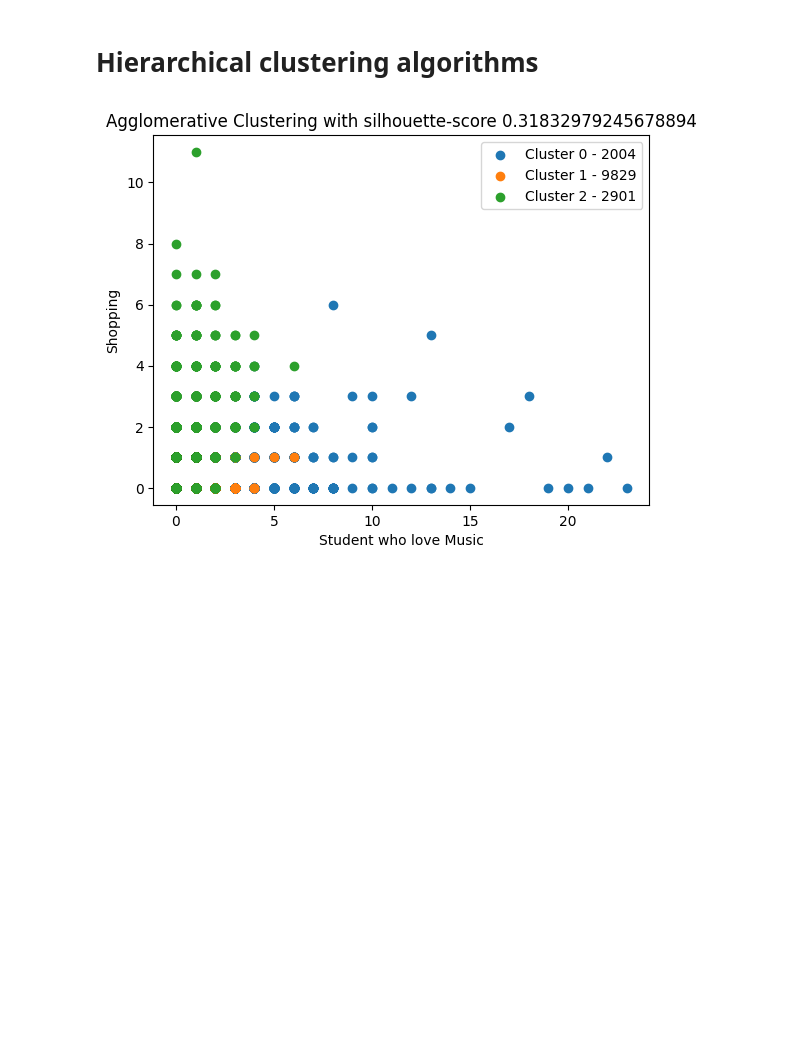
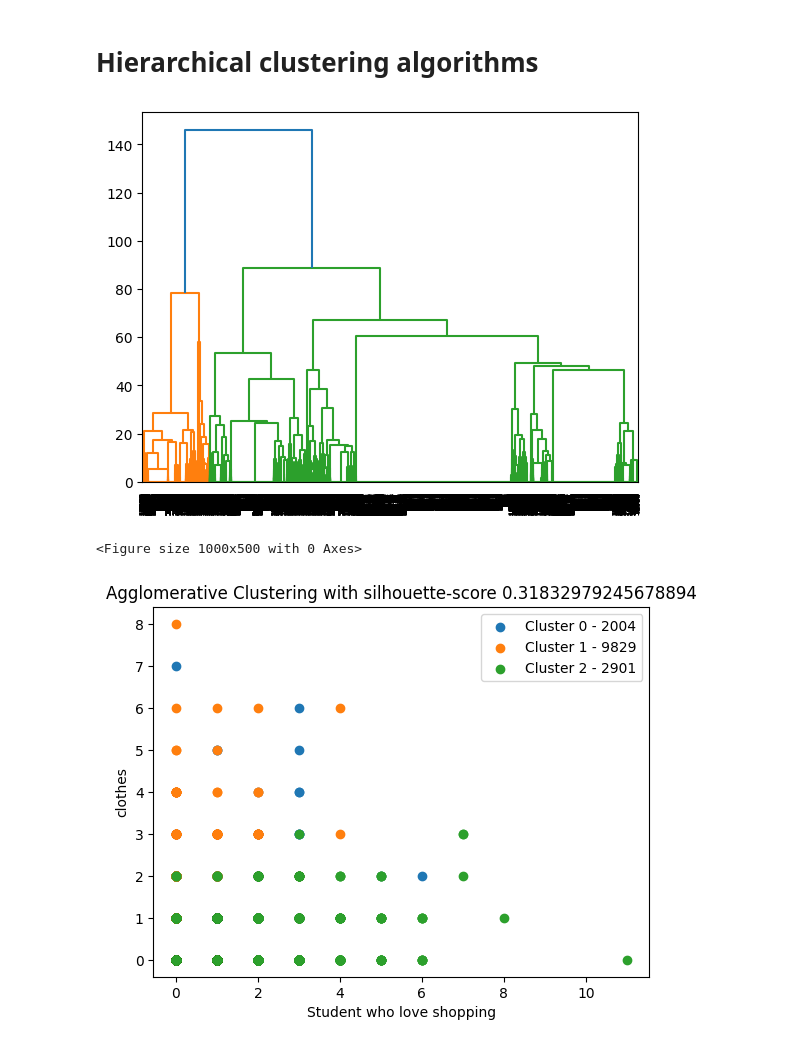
Before and after one commit to kundan2403/machine-learning, a Jupyter notebook: clustering.ipynb, the cells around one changed output. Saved outputs shown, nothing was run; the diff lists cells and outputs as text; code cells hidden in the pictures; blank space fills up the shorter version.

Commit message:
dendrogram added for h cluster

```diff
--- a/clustering.ipynb
+++ b/clustering.ipynb
@@ -256,10 +256,12 @@ import pandas as pd
 import matplotlib.pyplot as plt
 import sklearn as skl
 import seaborn as sns
+import sys
 from sklearn.preprocessing import StandardScaler
 from sklearn.cluster import AgglomerativeClustering, DBSCAN
 from scipy.cluster.hierarchy import dendrogram,linkage
 from sklearn.metrics import silhouette_score
+from scipy.cluster.hierarchy import dendrogram,linkage
 
 student_data = pd.read_csv("/content/data/students.csv")
 student_data = student_data.drop_duplicates()
@@ -267,36 +269,54 @@ student_data.isnull().sum()
 
 student_data = student_data.iloc[:, : ]
 
 # Select relevant features related to lifestyle choices
 lifestyle_features = student_data[['music', 'shopping', 'clothes', 'hollister', 'abercrombie',
                            'die', 'death', 'drunk', 'drugs']]
 
 def aggromative_clustering(X, cluster):
   scaler = StandardScaler()
   X_scaled = scaler.fit_transform(X)
   result = AgglomerativeClustering(n_clusters=cluster, linkage='ward')
   y_pred = result.fit_predict(X)
   cluster_labels = result.labels_
   return silhouette_score(X, y_pred), cluster_labels
 
+def print_dendo(X):
+  scaler = StandardScaler()
+  X_scaled = scaler.fit_transform(X)
+  link_matrix = linkage(X, method='ward')
+  dendrogram(link_matrix)
+
+
 
 n_clusters = 3
 score, cluster_labels = aggromative_clustering(lifestyle_features, 3)
 
+sys.setrecursionlimit(len(lifestyle_features))
+print_dendo(lifestyle_features)
+plt.figure(figsize=(10, 5))
+# plt.subplot(1, 5, 1)
+# plt.title('Hierarchical Clustering Dendrogram')
+# plt.xlabel('Sample Index')
+# plt.ylabel('Distance')
+plt.show()
+
 # Add cluster labels to the dataframe
 student_data['Cluster'] = cluster_labels
 
-# Plot each cluster's data
+
+# # Plot each cluster's data
 for cluster in range(n_clusters):
     cluster_data = student_data[student_data['Cluster'] == cluster]
-    plt.scatter(cluster_data['music'], cluster_data['shopping'], label=f'Cluster {cluster} - {len(cluster_data)}')
-    # plt.scatter(cluster_data['music'], cluster_data['shopping'], label=f'Cluster {cluster} - {len(cluster_data)}')
+    plt.scatter(cluster_data['shopping'], cluster_data['clothes'], label=f'Cluster {cluster} - {len(cluster_data)}')
 
-plt.xlabel('Student who love Music')
-plt.ylabel('Shopping')
+plt.xlabel('Student who love shopping')
+plt.ylabel('clothes')
 plt.title(f'Agglomerative Clustering with silhouette-score {score}')
 plt.legend()
 plt.show()
 # Get cluster labels for each data point
 # %% [output]
-[figure, old version]
+[figure, new version]
+<Figure size 1000x500 with 0 Axes>
+[figure, added]
```
